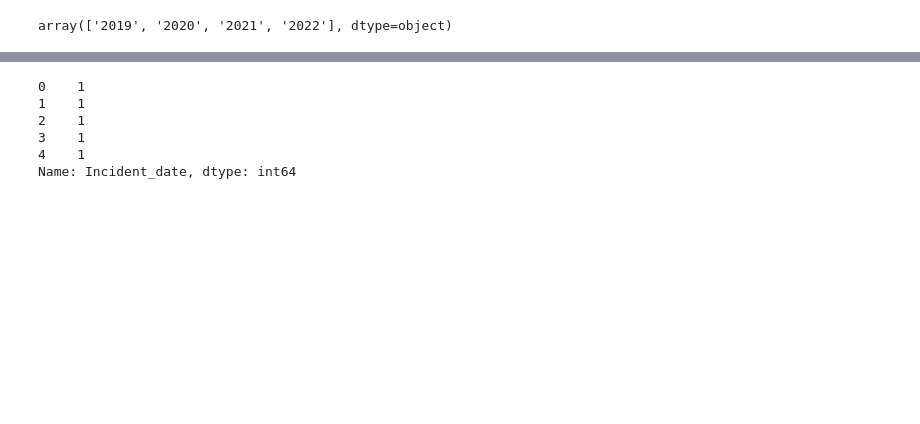
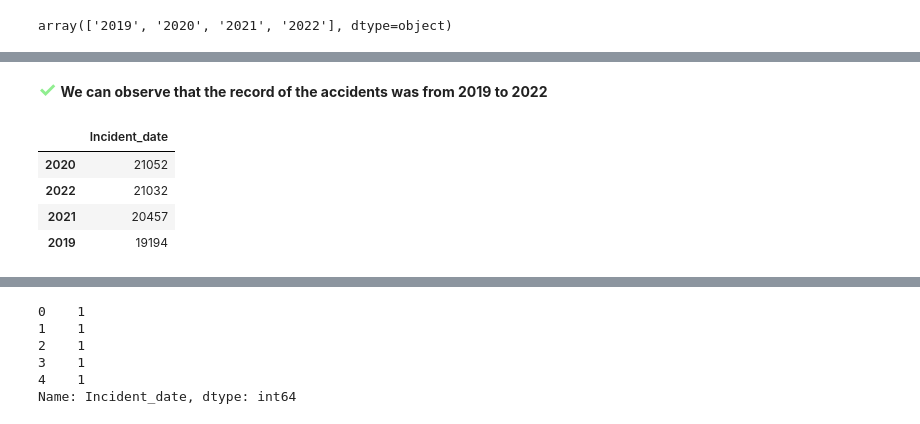
Before and after one commit to LegendSeyi/Thai_Road_Accident_Data_Analysis, a Jupyter notebook: Thai_Road_Accident_data_analysis.ipynb, the cells around one changed output, grey strips where cells are left out. Saved outputs shown, nothing was run; the diff lists cells and outputs as text; code cells hidden in the pictures; blank space fills up the shorter version.

```diff
--- a/Thai_Road_Accident_data_analysis.ipynb
+++ b/Thai_Road_Accident_data_analysis.ipynb
@@ -855,0 +846,12 @@ Name: Incident_date, dtype: int64
+# %% [markdown]
+<span style='color: lightgreen ; font-size: 1.5em ; font-weight: bold'>&#10003;</span> **We can observe that the record of the accidents was from 2019 to 2022**
+# %%
+# checking how the year with the most record of accident
+year_rec = year.value_counts().to_frame()
+year_rec
+# %% [output]
+|  | Incident_date |
+| 2020 | 21052 |
+| 2022 | 21032 |
+| 2021 | 20457 |
+| 2019 | 19194 |
```
Also changed, not shown: parts of 23 cells of this notebook.
